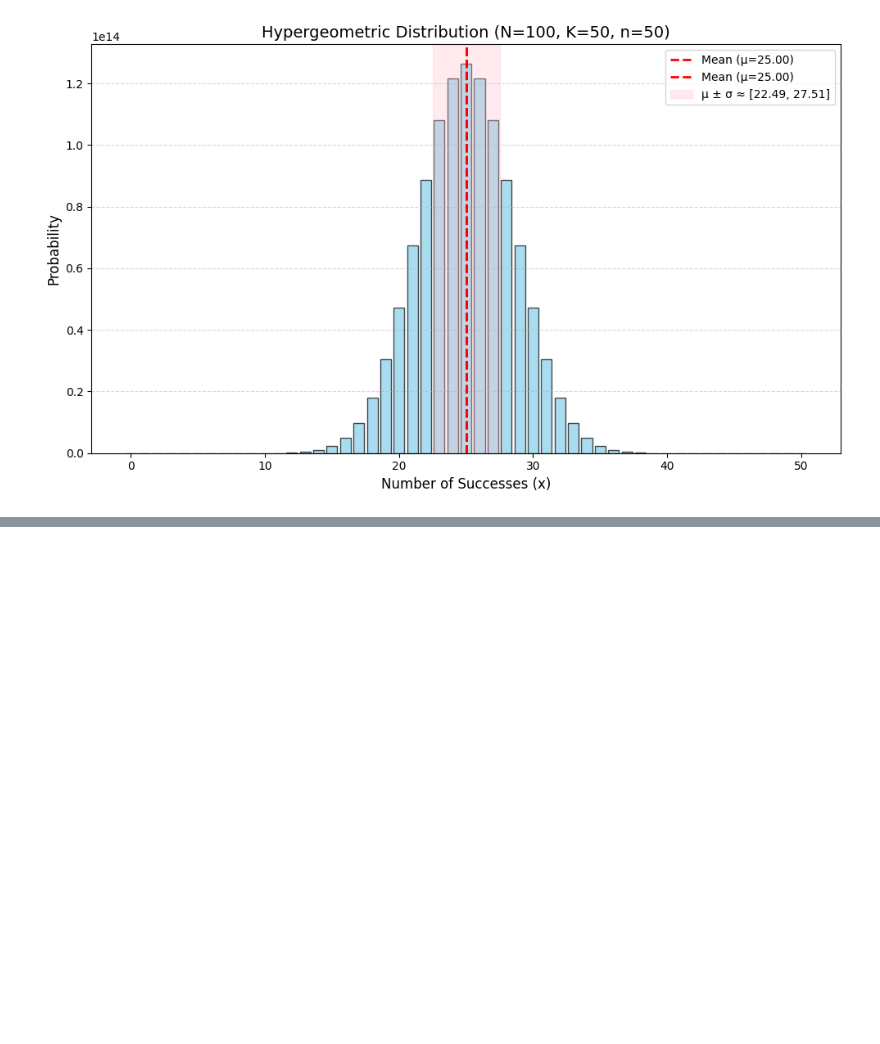
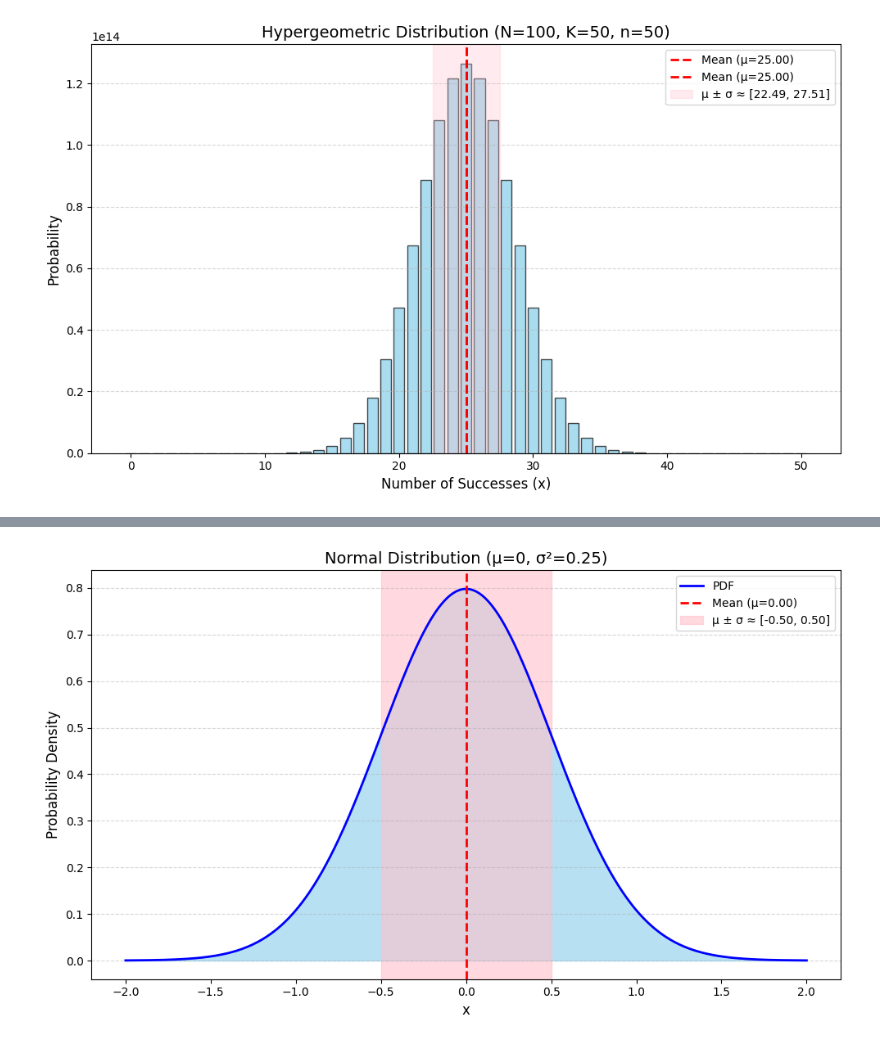
Before and after one commit to ThRahmani/TA-Probability1-Distributions-Notebook, a Jupyter notebook: probability1.ipynb, the cells around one changed output, grey strips where cells are left out. Cells and saved outputs as stored; diff of their text form; code cells hidden in the pictures; blank space fills up the shorter version.

```diff
--- a/probability1.ipynb
+++ b/probability1.ipynb
@@ -264,0 +378,58 @@ X5.graph()
+# %%
+class Normal:
+    def __init__(self, miu=0, variance=1):
+        self.miu = miu          # میانگین توزیع
+        self.variance = variance # واریانس توزیع
+
+    def pdf(self, x: float):
+        # تابع چگالی احتمال نرمال
+        sigma = sqrt(self.variance)
+        x_shifted = x
+        return (1 / (sigma * sqrt(2 * pi))) * exp(-0.5 * ((x_shifted - self.miu) / sigma)**2)
+
+    def mean(self):
+        return self.miu
+
+    def variance(self):
+        return self.variance
+
+    def graph(self):
+        # محدوده نمودار را 4 انحراف معیار از میانگین در نظر می‌گیریم
+        sigma = sqrt(self.variance)
+        x_min = self.mean() - 4 * sigma
+        x_max = self.mean() + 4 * sigma
+        x_values = np.linspace(x_min, x_max, 1000)
+
+        # محاسبه مقادیر PDF
+        y_values = [self.pdf(x) for x in x_values]
+        mean = self.mean()
+        var = self.variance
+        std = sigma
+
+        # تنظیمات نمودار
+        plt.figure(figsize=(10, 6))
+        plt.plot(x_values, y_values, 'b-', linewidth=2, label='PDF')
+        plt.fill_between(x_values, y_values, color='skyblue', alpha=0.6)
+
+        plt.title(f'Normal Distribution (μ={self.miu}, σ²={self.variance})', fontsize=14)
+        plt.xlabel('x', fontsize=12)
+        plt.ylabel('Probability Density', fontsize=12)
+
+        # نمایش میانگین (خط عمودی)
+        plt.axvline(x=mean, color='red', linestyle='--', linewidth=2, label=f'Mean (μ={mean:.2f})')
+
+        # نمایش محدوده μ ± σ
+        lower = mean - std
+        upper = mean + std
+        plt.axvspan(lower, upper, color='pink', alpha=0.6, label=f'μ ± σ ≈ [{lower:.2f}, {upper:.2f}]')
+
+        plt.grid(axis='y', linestyle='--', alpha=0.5)
+        plt.legend()
+        plt.tight_layout()
+
+# مثال استفاده از کلاس
+X_normal = Normal(miu=0, variance=0.25)  # توزیع نرمال استاندارد
+X_normal.graph()
+plt.show()
+# %% [output]
+[figure, added]
```
Also changed, not shown: parts of 15 cells of this notebook.
